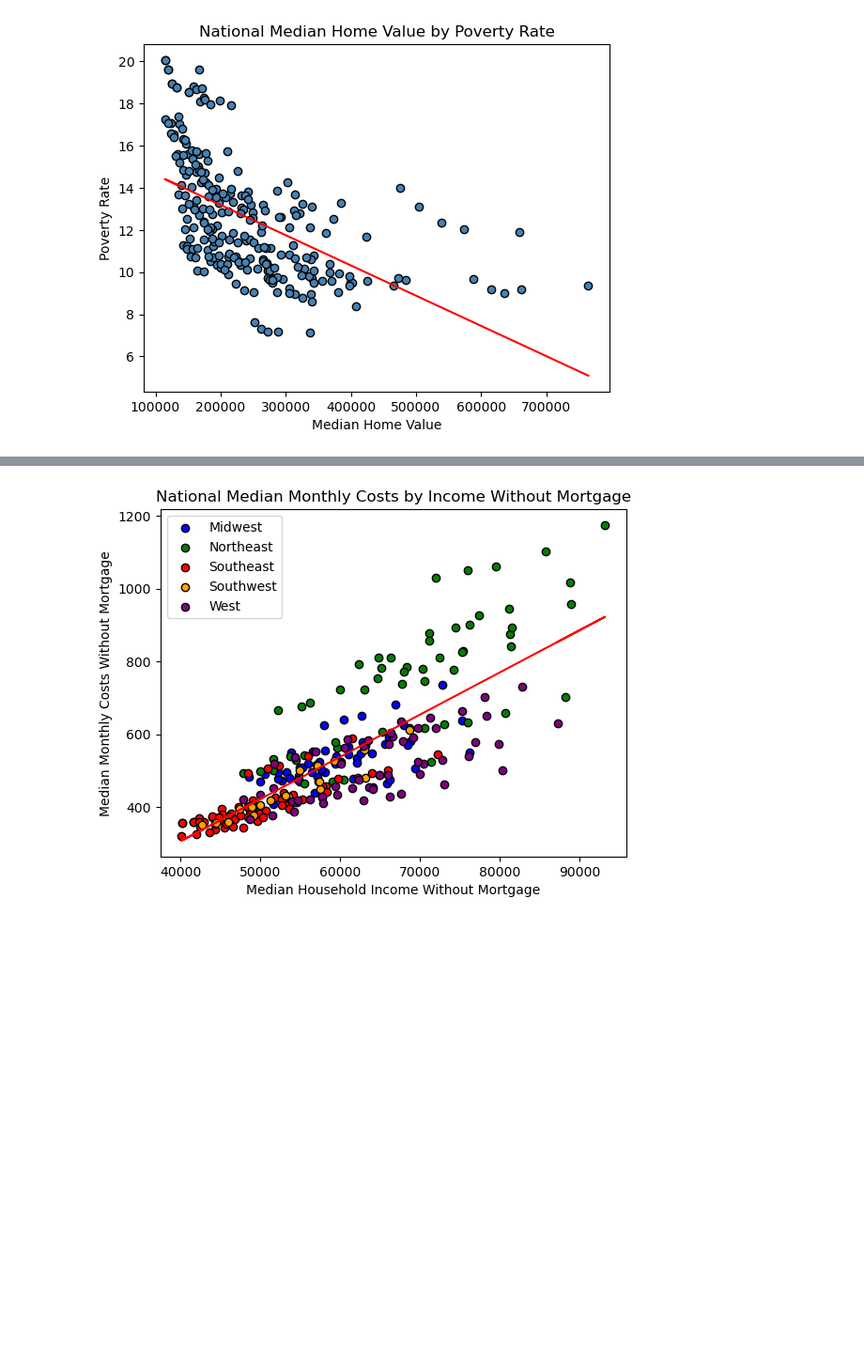
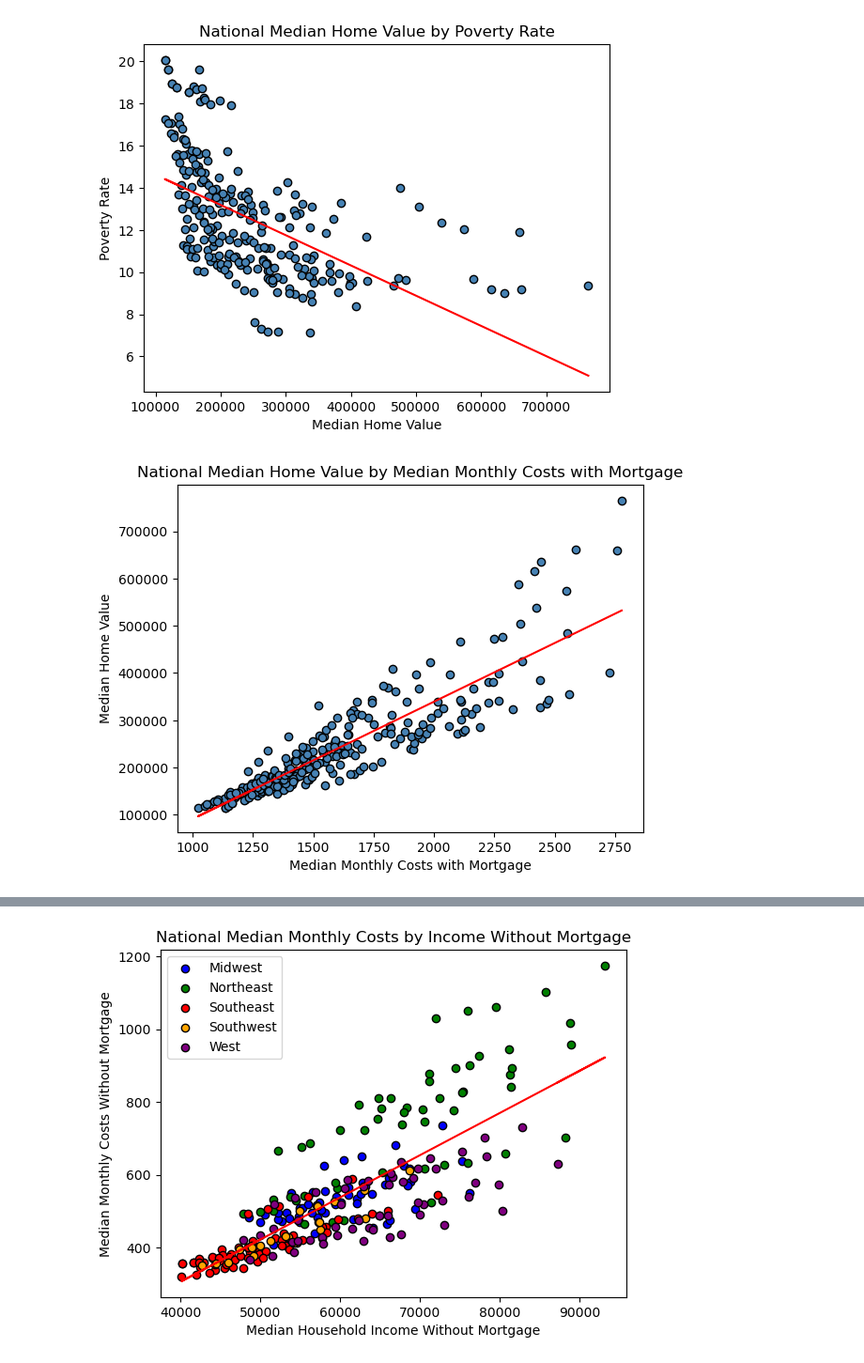
Before and after one commit to cmhillm75/US-Housing-Trends, a Jupyter notebook: nationwide.ipynb, the cells around one changed output, grey strips where cells are left out. Shown at 94% size. Saved outputs shown, nothing was run; the diff lists cells and outputs as text; code cells hidden in the pictures; blank space fills up the shorter version.

```diff
--- a/nationwide.ipynb
+++ b/nationwide.ipynb
@@ -322,6 +335,19 @@ plt.ylabel('Poverty Rate')
 plt.show()
 # %% [output]
 [figure]
+# %%
+plt.plot(census_pd["Median Monthly Costs with Mortgage"], regressValues(census_pd["Median Monthly Costs with Mortgage"], census_pd["Median Home Value"]),"r-")
+plt.scatter(census_pd["Median Monthly Costs with Mortgage"], census_pd["Median Home Value"], marker="o", facecolors="steelblue", edgecolors="black")
+
+# Incorporate the other graph properties
+plt.title('National Median Home Value by Median Monthly Costs with Mortgage')
+plt.xlabel('Median Monthly Costs with Mortgage')
+plt.ylabel('Median Home Value')
+
+# Show plot
+plt.show()
+# %% [output]
+[figure, added]
 # %%
 correlations = []
 
```
Also changed, not shown: parts of 3 cells of this notebook, 1 other file.
